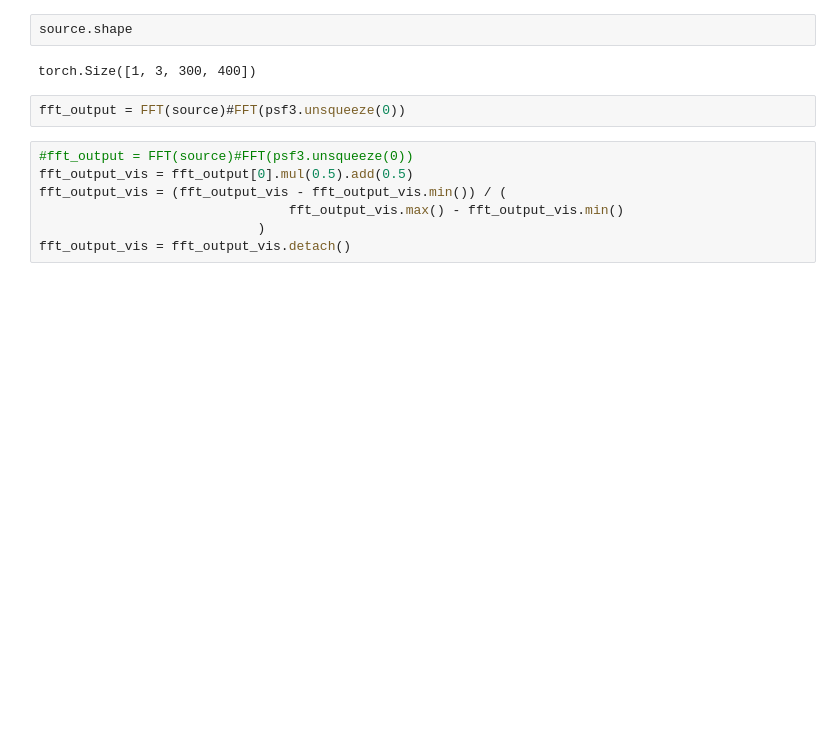
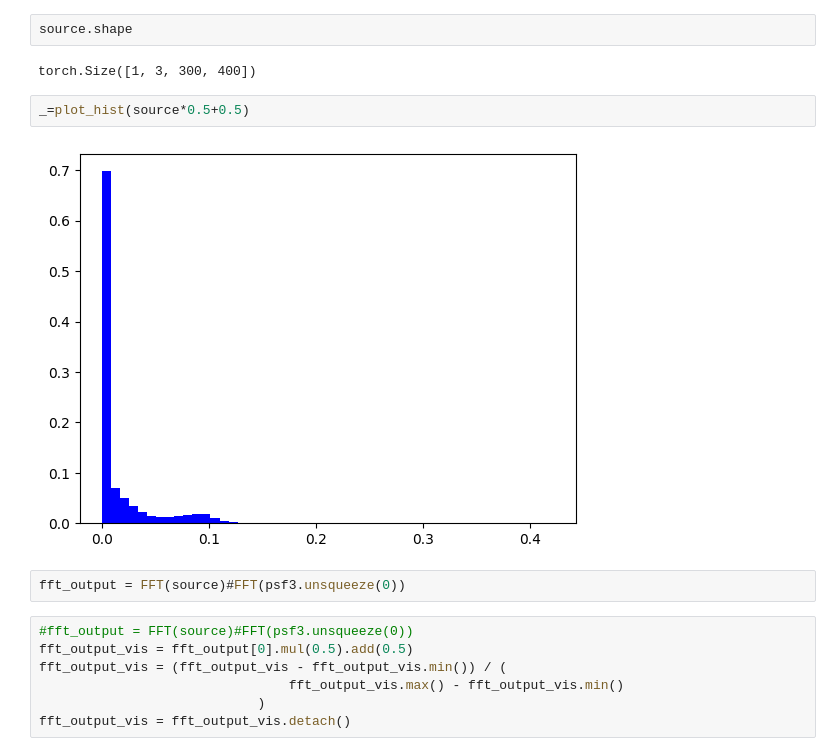
Before and after one commit to gevana/PhoCoLens, a Jupyter notebook: SVDeconv/test_weiner.ipynb, the cells around one changed output. Saved outputs shown, nothing was run; the diff lists cells and outputs as text; blank space fills up the shorter version.

```diff
--- a/SVDeconv/test_weiner.ipynb
+++ b/SVDeconv/test_weiner.ipynb
@@ -339,6 +354,10 @@ source,target,fname = next(idl)
 source.shape
 # %% [output]
 torch.Size([1, 3, 300, 400])
+# %%
+_=plot_hist(source*0.5+0.5)
+# %% [output]
+[figure, added]
 # %%
 fft_output = FFT(source)#FFT(psf3.unsqueeze(0))
 # %%
```
Also changed, not shown: parts of 18 cells of this notebook, 2 other files.
